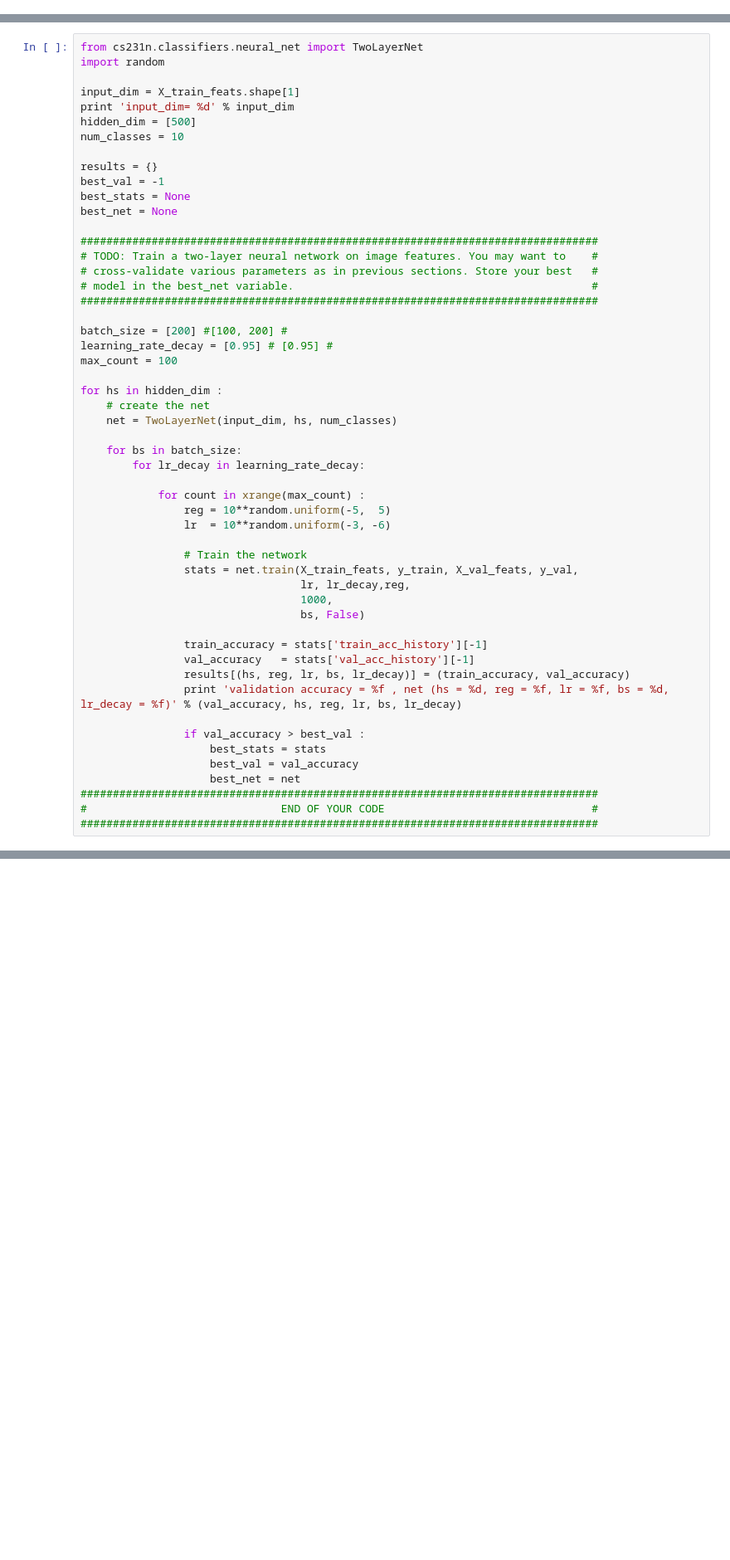
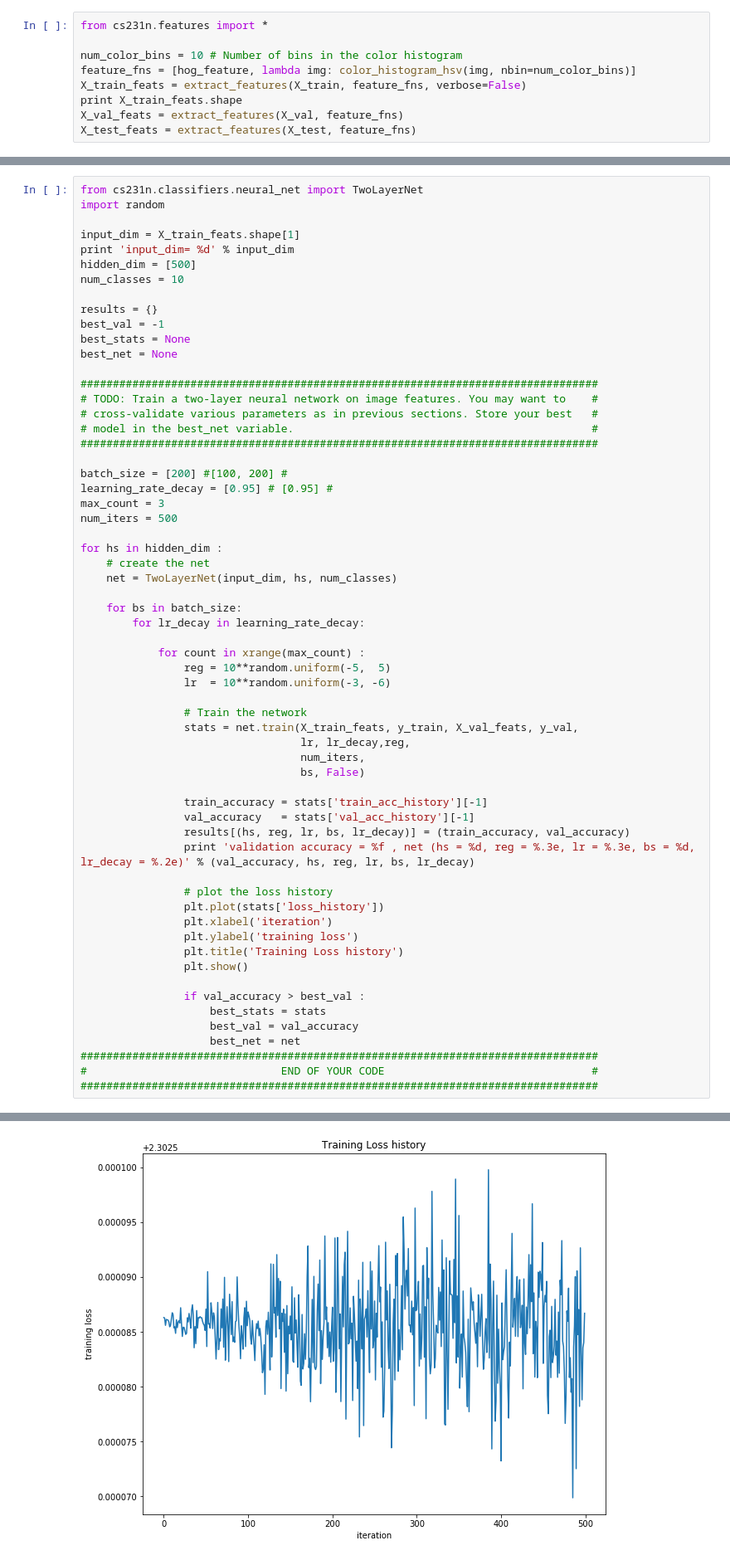
Before and after one commit to maolingao/cs231n, a Jupyter notebook: assignment1/features.ipynb, the cells around one changed output, grey strips where cells are left out. Shown at 83% size. Saved outputs shown, nothing was run; the diff lists cells and outputs as text; blank space fills up the shorter version.

```diff
--- a/assignment1/features.ipynb
+++ b/assignment1/features.ipynb
@@ -62,3 +65,12 @@ image and return a feature vector for that image. The extract_features
 function takes a set of images and a list of feature functions and evaluates
 each feature function on each image, storing the results in a matrix where
 each column is the concatenation of all feature vectors for a single image.
+# %%
+from cs231n.features import *
+
+num_color_bins = 10 # Number of bins in the color histogram
+feature_fns = [hog_feature, lambda img: color_histogram_hsv(img, nbin=num_color_bins)]
+X_train_feats = extract_features(X_train, feature_fns, verbose=False)
+print X_train_feats.shape
+X_val_feats = extract_features(X_val, feature_fns)
+X_test_feats = extract_features(X_test, feature_fns)
@@ -211,7 +238,8 @@ best_net = None
 
 batch_size = [200] #[100, 200] #
 learning_rate_decay = [0.95] # [0.95] #
-max_count = 100
+max_count = 3
+num_iters = 500
 
 for hs in hidden_dim :
     # create the net
@@ -227,13 +255,20 @@ for hs in hidden_dim :
                 # Train the network
                 stats = net.train(X_train_feats, y_train, X_val_feats, y_val,
                                   lr, lr_decay,reg,
-                                  1000,
+                                  num_iters,
                                   bs, False)
 
                 train_accuracy = stats['train_acc_history'][-1]
                 val_accuracy   = stats['val_acc_history'][-1]
                 results[(hs, reg, lr, bs, lr_decay)] = (train_accuracy, val_accuracy)
-                print 'validation accuracy = %f , net (hs = %d, reg = %f, lr = %f, bs = %d, lr_decay = %f)' % (val_accuracy, hs, reg, lr, bs, lr_decay)
+                print 'validation accuracy = %f , net (hs = %d, reg = %.3e, lr = %.3e, bs = %d, lr_decay = %.2e)' % (val_accuracy, hs, reg, lr, bs, lr_decay)
+
+                # plot the loss history
+                plt.plot(stats['loss_history'])
+                plt.xlabel('iteration')
+                plt.ylabel('training loss')
+                plt.title('Training Loss history')
+                plt.show()
 
                 if val_accuracy > best_val :
                     best_stats = stats
@@ -249,0 +283 @@ validation accuracy = 0.079000 , net (hs = 500, reg = 0.001325, lr = 0.000774, b
+[figure, added]
```
Also changed, not shown: parts of 12 cells of this notebook, 8 other files.
